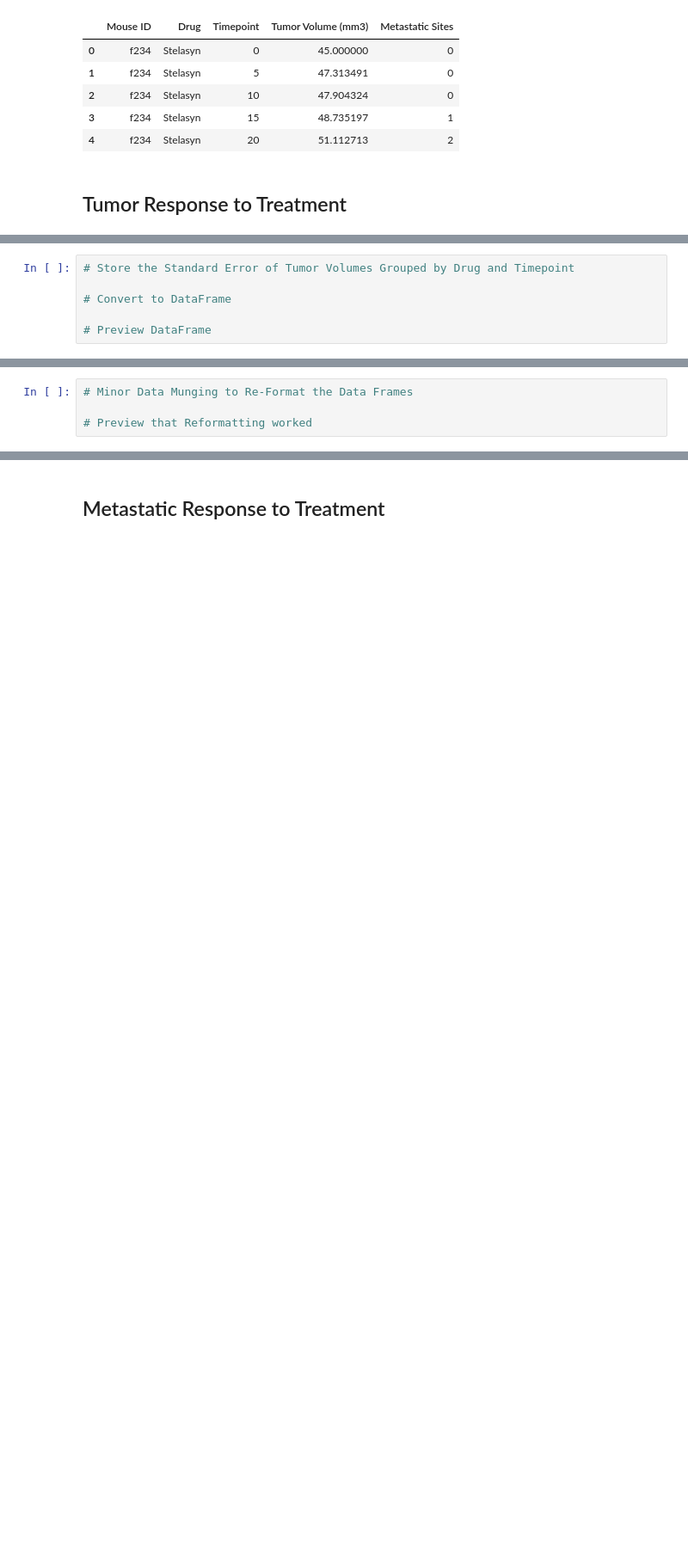
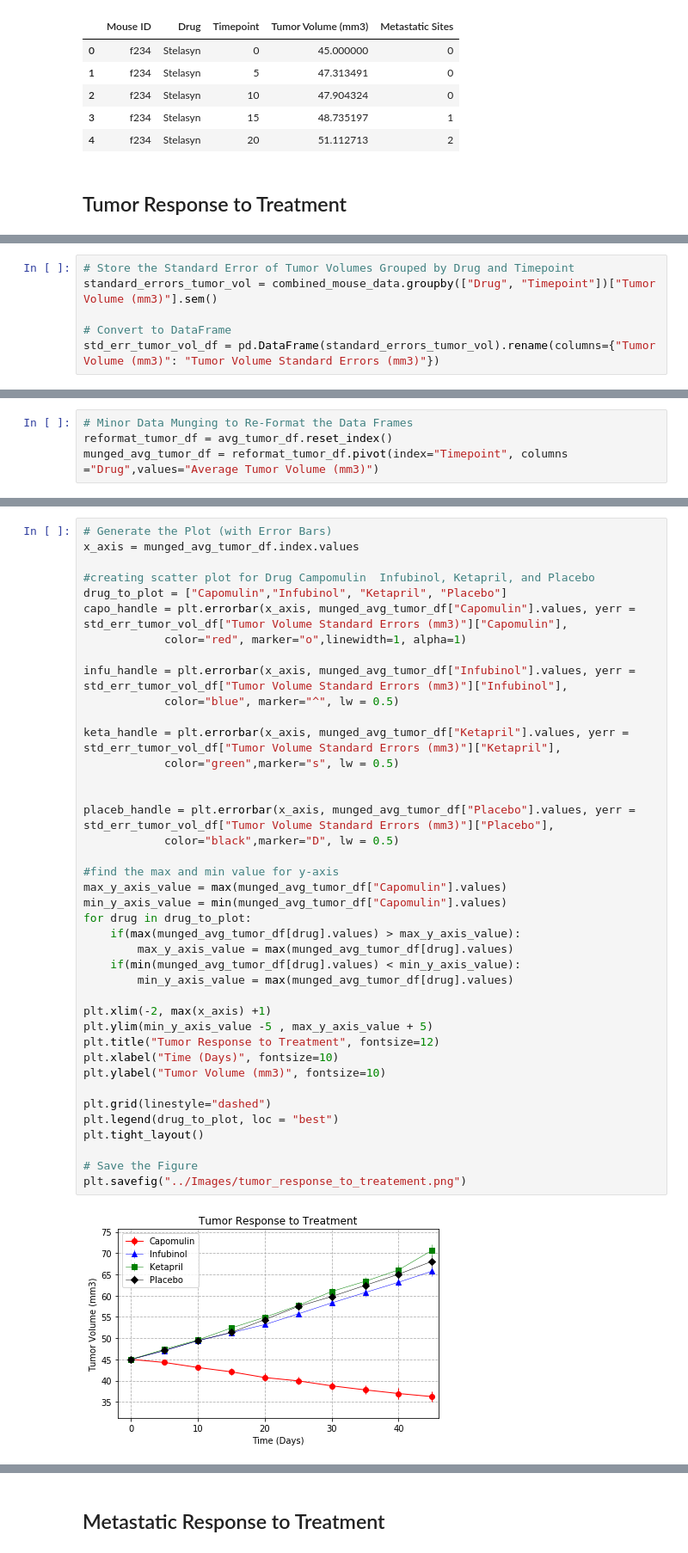
Before and after one commit to CholGurung/Pymaceuticals, a Jupyter notebook: pymaceuticals_starter.ipynb, the cells around one changed output, grey strips where cells are left out. Shown at 86% size. Cells and saved outputs as stored; diff of their text form; blank space fills up the shorter version.

Commit message:
solves homework#5 assignment and added images, pymaceuticals_starter.ipynb

```diff
--- a/pymaceuticals_starter.ipynb
+++ b/pymaceuticals_starter.ipynb
@@ -72,6 +63,6 @@ avg_tumor_df.head()
 # %%
 # Store the Standard Error of Tumor Volumes Grouped by Drug and Timepoint
+standard_errors_tumor_vol = combined_mouse_data.groupby(["Drug", "Timepoint"])["Tumor Volume (mm3)"].sem()
 
 # Convert to DataFrame
-
-# Preview DataFrame
+std_err_tumor_vol_df = pd.DataFrame(standard_errors_tumor_vol).rename(columns={"Tumor Volume (mm3)": "Tumor Volume Standard Errors (mm3)"})
@@ -86,4 +80,4 @@ avg_tumor_df.head()
 # %%
 # Minor Data Munging to Re-Format the Data Frames
-
-# Preview that Reformatting worked
+reformat_tumor_df = avg_tumor_df.reset_index()
+munged_avg_tumor_df = reformat_tumor_df.pivot(index="Timepoint", columns ="Drug",values="Average Tumor Volume (mm3)")
@@ -103,2 +95,44 @@ avg_tumor_df.head()
+# %%
+# Generate the Plot (with Error Bars)
+x_axis = munged_avg_tumor_df.index.values
+
+#creating scatter plot for Drug Campomulin  Infubinol, Ketapril, and Placebo
+drug_to_plot = ["Capomulin","Infubinol", "Ketapril", "Placebo"]
+capo_handle = plt.errorbar(x_axis, munged_avg_tumor_df["Capomulin"].values, yerr = std_err_tumor_vol_df["Tumor Volume Standard Errors (mm3)"]["Capomulin"],
+            color="red", marker="o",linewidth=1, alpha=1)
+
+infu_handle = plt.errorbar(x_axis, munged_avg_tumor_df["Infubinol"].values, yerr = std_err_tumor_vol_df["Tumor Volume Standard Errors (mm3)"]["Infubinol"],
+            color="blue", marker="^", lw = 0.5)
+
+keta_handle = plt.errorbar(x_axis, munged_avg_tumor_df["Ketapril"].values, yerr = std_err_tumor_vol_df["Tumor Volume Standard Errors (mm3)"]["Ketapril"],
+            color="green",marker="s", lw = 0.5)
+
+
+placeb_handle = plt.errorbar(x_axis, munged_avg_tumor_df["Placebo"].values, yerr = std_err_tumor_vol_df["Tumor Volume Standard Errors (mm3)"]["Placebo"],
+            color="black",marker="D", lw = 0.5)
+
+#find the max and min value for y-axis
+max_y_axis_value = max(munged_avg_tumor_df["Capomulin"].values)
+min_y_axis_value = min(munged_avg_tumor_df["Capomulin"].values)
+for drug in drug_to_plot:
+    if(max(munged_avg_tumor_df[drug].values) > max_y_axis_value):
+        max_y_axis_value = max(munged_avg_tumor_df[drug].values)
+    if(min(munged_avg_tumor_df[drug].values) < min_y_axis_value):
+        min_y_axis_value = max(munged_avg_tumor_df[drug].values)
+
+plt.xlim(-2, max(x_axis) +1)
+plt.ylim(min_y_axis_value -5 , max_y_axis_value + 5)
+plt.title("Tumor Response to Treatment", fontsize=12)
+plt.xlabel("Time (Days)", fontsize=10)
+plt.ylabel("Tumor Volume (mm3)", fontsize=10)
+
+plt.grid(linestyle="dashed")
+plt.legend(drug_to_plot, loc = "best")
+plt.tight_layout()
+
+# Save the Figure
+plt.savefig("../Images/tumor_response_to_treatement.png")
+# %% [output]
+[figure, added]
 # %%
 # Show the Figure
```
Also changed, not shown: parts of 37 cells of this notebook, 6 other files.
